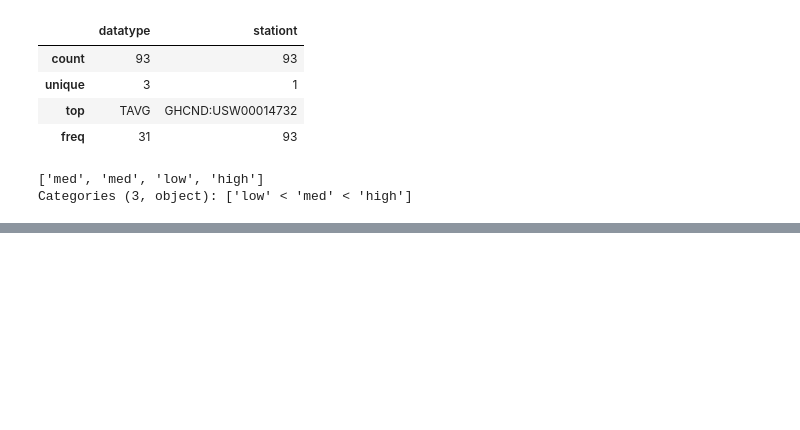
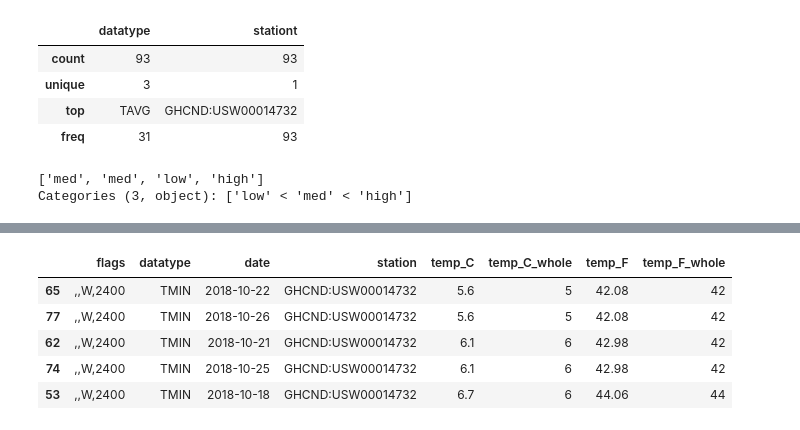
Before and after one commit to OfTheByteQuest/Data-Analytics-Learning-and-Projects, a Jupyter notebook: Chapter-3/Chapter-3.ipynb, the cells around one changed output, grey strips where cells are left out. Cells and saved outputs as stored; diff of their text form; code cells hidden in the pictures; blank space fills up the shorter version.

```diff
--- a/Chapter-3/Chapter-3.ipynb
+++ b/Chapter-3/Chapter-3.ipynb
@@ -696,0 +736,9 @@ Categories (3, object): ['low' < 'med' < 'high']
+# %%
+df.nsmallest(n=5, columns='temp_C')
+# %% [output]
+|  | flags | datatype | date | station | temp_C | temp_C_whole | temp_F | temp_F_whole |
+| 65 | ,,W,2400 | TMIN | 2018-10-22 | GHCND:USW00014732 | 5.6 | 5 | 42.08 | 42 |
+| 77 | ,,W,2400 | TMIN | 2018-10-26 | GHCND:USW00014732 | 5.6 | 5 | 42.08 | 42 |
+| 62 | ,,W,2400 | TMIN | 2018-10-21 | GHCND:USW00014732 | 6.1 | 6 | 42.98 | 42 |
+| 74 | ,,W,2400 | TMIN | 2018-10-25 | GHCND:USW00014732 | 6.1 | 6 | 42.98 | 42 |
+| 53 | ,,W,2400 | TMIN | 2018-10-18 | GHCND:USW00014732 | 6.7 | 6 | 44.06 | 44 |
```
Also changed, not shown: parts of 14 cells of this notebook.
